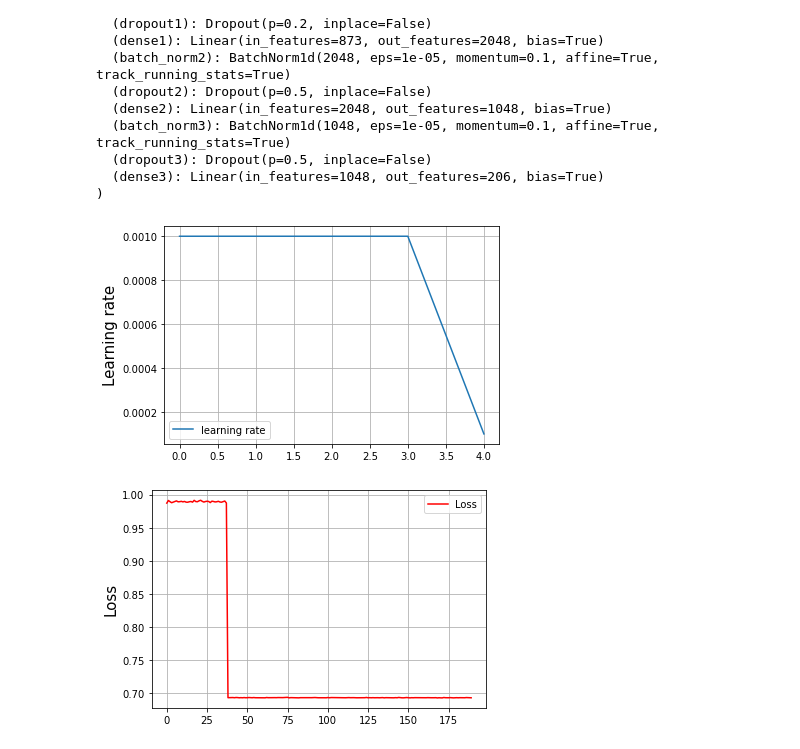
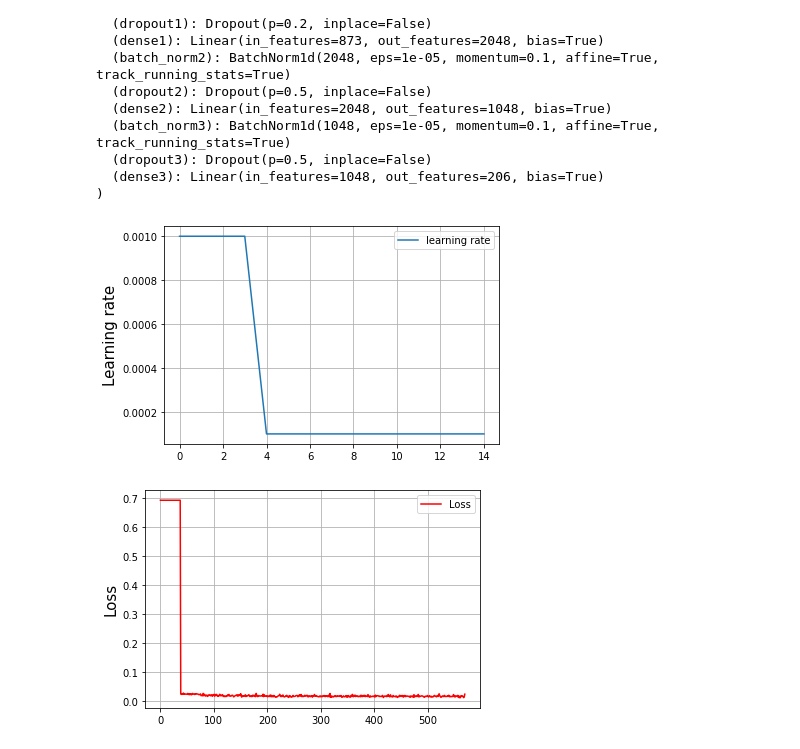
Before and after one commit to Mainakdeb/moa-classification, a Jupyter notebook: moa-classification.ipynb, the cells around one changed output. Drawn from its saved outputs; the diff is of its cells as text; code cells hidden in the pictures.

```diff
--- a/moa-classification.ipynb
+++ b/moa-classification.ipynb
@@ -133,7 +137,7 @@ def train_step(x, y, model, optimizer, criterion):
         optimizer.zero_grad()
         pred = model(x.to(device))
         y = y.float()
-        loss = criterion(pred,y)
+        loss = criterion(pred,y.to(device))
         loss.backward()
         optimizer.step()
         return loss.item()
@@ -201,7 +205,7 @@ scheduler = optim.lr_scheduler.ReduceLROnPlateau(optimizer,
                                                  verbose=True)
 criterion = nn.BCEWithLogitsLoss()
 # %%
-num_epochs=5
+num_epochs=15
 for epoch in range(num_epochs):
 
     clear_output(wait = True)
@@ -214,33 +218,33 @@ for epoch in range(num_epochs):
     total_loss2 = 0
     total_correct2 = 0
 
     print ("epoch ", epoch+1, " out of ", num_epochs )
 
 
     with torch.no_grad():
         model.eval()
 
         for x_val, y_val in tqdm(val_loader, desc = "running on test set --"):
             yhat =model(x_val.to(device))  # pred
-            yhat = torch.round(torch.sigmoid(yhat))
+            #yhat = torch.round(torch.sigmoid(yhat))
             val_loss = criterion(yhat.to(device), y_val.to(device))
             val_losses.append(val_loss.item())  ## metrics
             #average_deltas.append(torch.mean(torch.abs(yhat.cpu()-y_val.cpu())).item())
 
 
     model.train()
     for batch in tqdm(train_loader, desc = " Training batches : "):
         (x_batch, y_batch) = batch
         loss = train_step(x_batch.to(device), y_batch.to(device), model, optimizer, criterion)
         losses.append(loss)
     scheduler.step(1.)   ## lr decay caller
     learning_rates.append(get_lr(optimizer))
 
     clear_output(wait = True)
 
     show_lr(learning_rates)
     show_losses(val_losses)
     #show_deltas(average_deltas)
 # %% [output]
-[figure, old version]
+[figure, new version]
-[figure, old version]
+[figure, new version]
```
Also changed, not shown: parts of 15 cells of this notebook.
